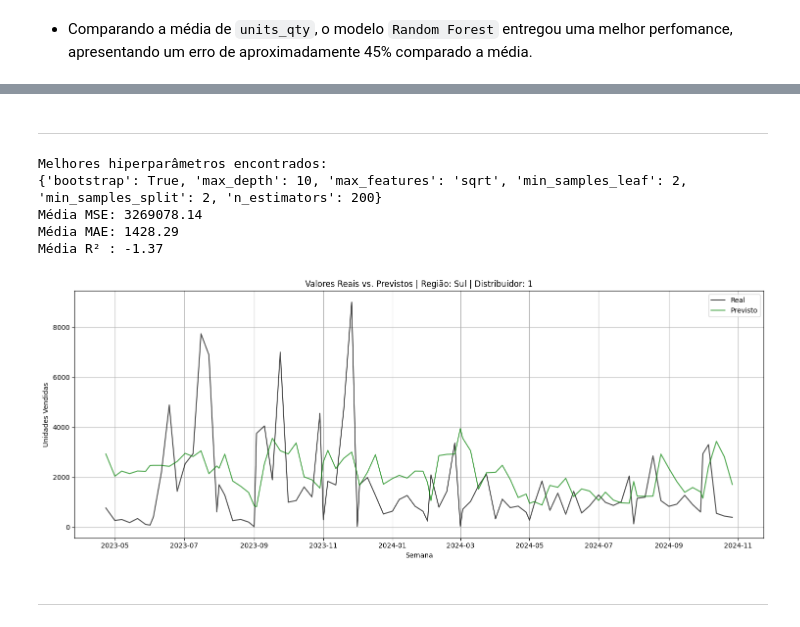
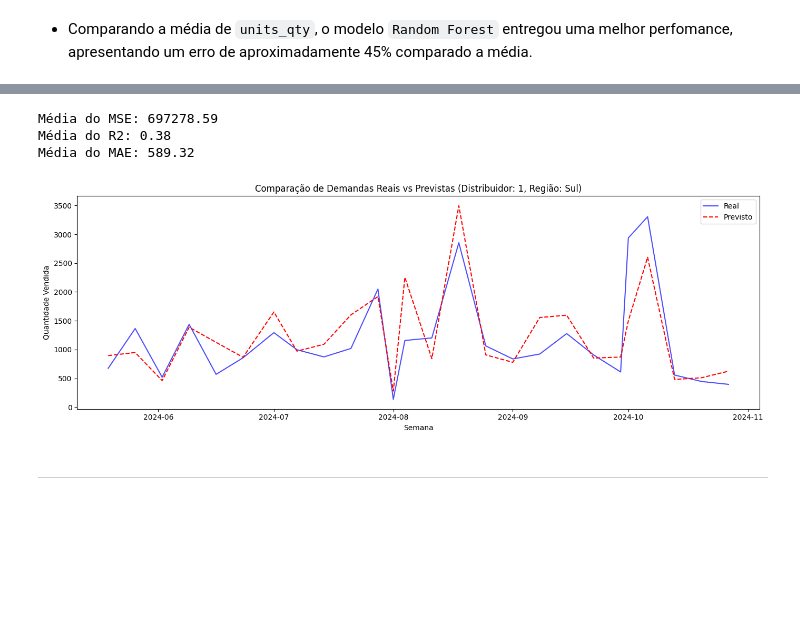
Before and after one commit to HenryJKS/kaggle-cases, a Jupyter notebook: IQVIA - Projeto Semanal de Demanda/Model Regressor.ipynb, the cells around one changed output, grey strips where cells are left out. Cells and saved outputs as stored; diff of their text form; code cells hidden in the pictures; blank space fills up the shorter version.

```diff
--- a/IQVIA - Projeto Semanal de Demanda/Model Regressor.ipynb
+++ b/IQVIA - Projeto Semanal de Demanda/Model Regressor.ipynb
@@ -583,2 +555,0 @@ def prepare_filtered_data(df, region_val, dsupp_id_val):
-# %%
-df_filtered = prepare_filtered_data(df, "Sul", 1)
@@ -603,5 +555,0 @@ models = {
-# %%
-X = df_filtered.drop(columns=['units_qty', 'week_dt', 'region_nm', 'dsupp_id'])
-y = df_filtered['units_qty']
-
-time_split = TimeSeriesSplit(n_splits=3)
@@ -771,3 +699 @@ plt.show()
-# %% [markdown]
----
 # %%
@@ -891,12 +784,11 @@ def pipeline_final_random_forest(df, region_val, dsupp_id_val):
 # %%
-best_model, result = pipeline_final_random_forest(df, 'Sul', 1)
+df = pd.read_csv("Data/dataset-case-iqvia.csv")
+pipeline_final(df, region_val="Sul", dsupp_id_val=1)
 # %% [output]
-Melhores hiperparâmetros encontrados:
-{'bootstrap': True, 'max_depth': 10, 'max_features': 'sqrt', 'min_samples_leaf': 2, 'min_samples_split': 2, 'n_estimators': 200}
-Média MSE: 3269078.14
-Média MAE: 1428.29
-Média R² : -1.37
+Média do MSE: 697278.59
+Média do R2: 0.38
+Média do MAE: 589.32
-[figure, old version]
+[figure, new version]
 # %% [markdown]
 ---
 # %% [markdown]
```
Also changed, not shown: parts of 21 cells of this notebook, 1 other file.
